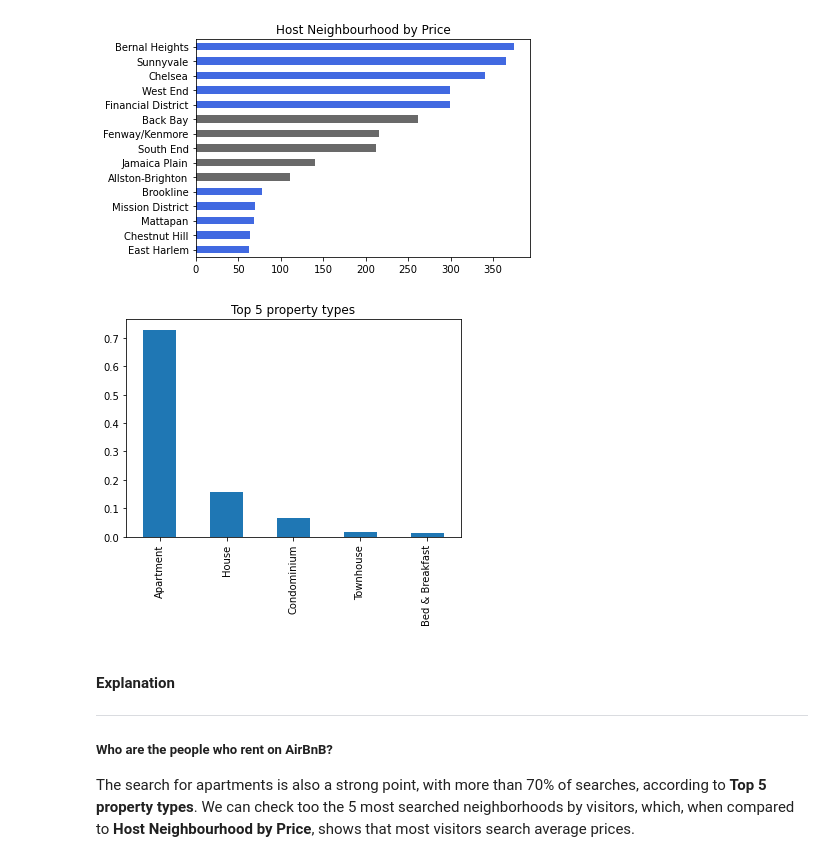
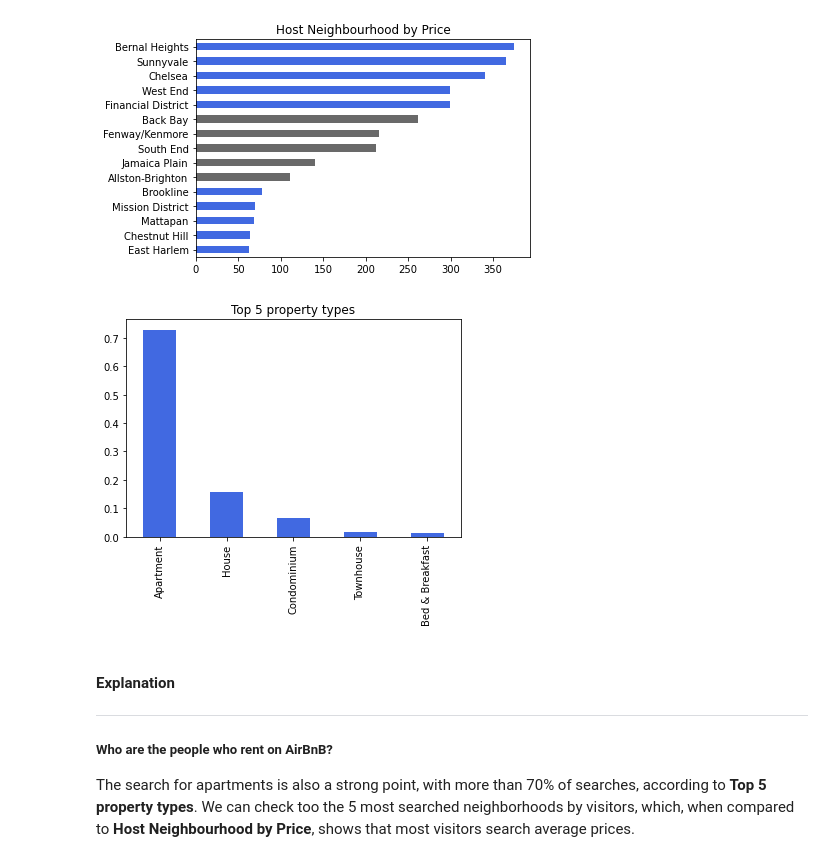
Before and after one commit to gustaph/airbnb-boston, a Jupyter notebook: Exploratory.ipynb, the cells around one changed output. Saved outputs shown, nothing was run; the diff lists cells and outputs as text; code cells hidden in the pictures.

```diff
--- a/Exploratory.ipynb
+++ b/Exploratory.ipynb
@@ -394,9 +393,9 @@ all_together.sort_values(ascending=True).plot(kind='barh', color=colors_list, ti
 # %%
 # the types of properties that customers prefer
 percent_prop_type = listings.property_type.value_counts() / listings.shape[0]
-percent_prop_type.head(5).plot(kind="bar", title="Top 5 property types");
+percent_prop_type.head(5).plot(kind="bar", title="Top 5 property types", color="royalblue");
 # %% [output]
-[figure, old version]
+[figure, new version]
 # %% [markdown]
 #### **Explanation**
 ---
```
Also changed, not shown: parts of 18 cells of this notebook, 3 other files.
